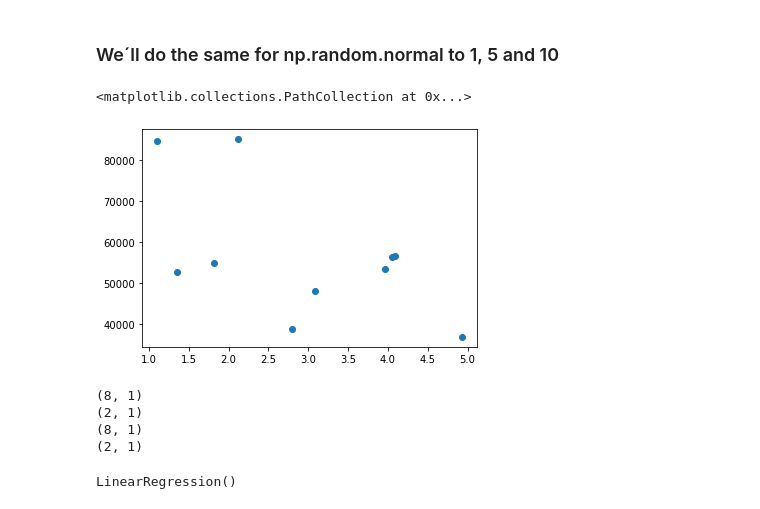
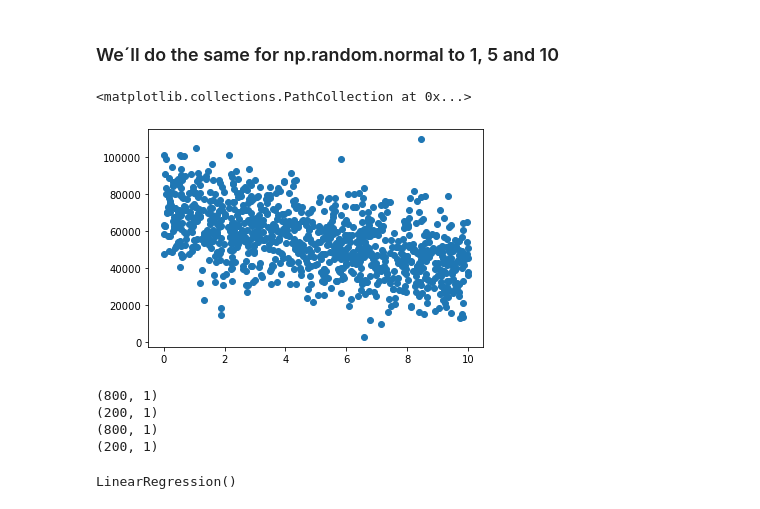
Before and after one commit to Jajc09/GBC-MCfML, a Jupyter notebook: Labs_W1_W2/W1, Lab3.ipynb, the cells around one changed output. Saved outputs shown, nothing was run; the diff lists cells and outputs as text; code cells hidden in the pictures.

```diff
--- a/Labs_W1_W2/W1, Lab3.ipynb
+++ b/Labs_W1_W2/W1, Lab3.ipynb
@@ -13,6 +19,8 @@ from sklearn.metrics import mean_squared_error
 # %%
 vehicle_age = np.random.uniform(0,10,1000)
 vehicle_price = 70000 - (vehicle_age + np.random.normal(0, 1, 1000)) * 3000
+
+vehicle_age_old = vehicle_age.copy()
 
 vehicle_age = vehicle_age.reshape(-1, 1)
 vehicle_price = vehicle_price.reshape(-1, 1)
@@ -75,16 +83,14 @@ r2 socre:  0.885949430586124
 # %% [markdown]
 ### We´ll do the same for np.random.normal to 1, 5 and 10
 # %%
-vehicle_age = np.random.uniform(1,5,10)
-vehicle_price = 70000 - (vehicle_age + np.random.normal(1, 5, 10)) * 3000
+vehicle_price = 70000 - (vehicle_age_old + np.random.normal(0, 5, 1000)) * 3000
 
-vehicle_age = vehicle_age.reshape(-1, 1)
 vehicle_price = vehicle_price.reshape(-1, 1)
 
 plt.scatter(vehicle_age, vehicle_price)
 # %% [output]
 <matplotlib.collections.PathCollection at 0x...>
-[figure, old version]
+[figure, new version]
 # %%
 #DIVIDE TRAIN AND TEST SETS
 X_train, X_test, Y_train, Y_test = train_test_split(vehicle_age,vehicle_price, test_size=0.2, random_state=1)
@@ -93,10 +99,10 @@ print(X_test.shape)
 print(Y_train.shape)
 print(Y_test.shape)
 # %% [output]
-(8, 1)
-(2, 1)
-(8, 1)
-(2, 1)
+(800, 1)
+(200, 1)
+(800, 1)
+(200, 1)
 # %%
 #CREATE THE LINEAR REGGRESION MODEL
 model = LinearRegression()
```
Also changed, not shown: parts of 14 cells of this notebook, 2 other files.
